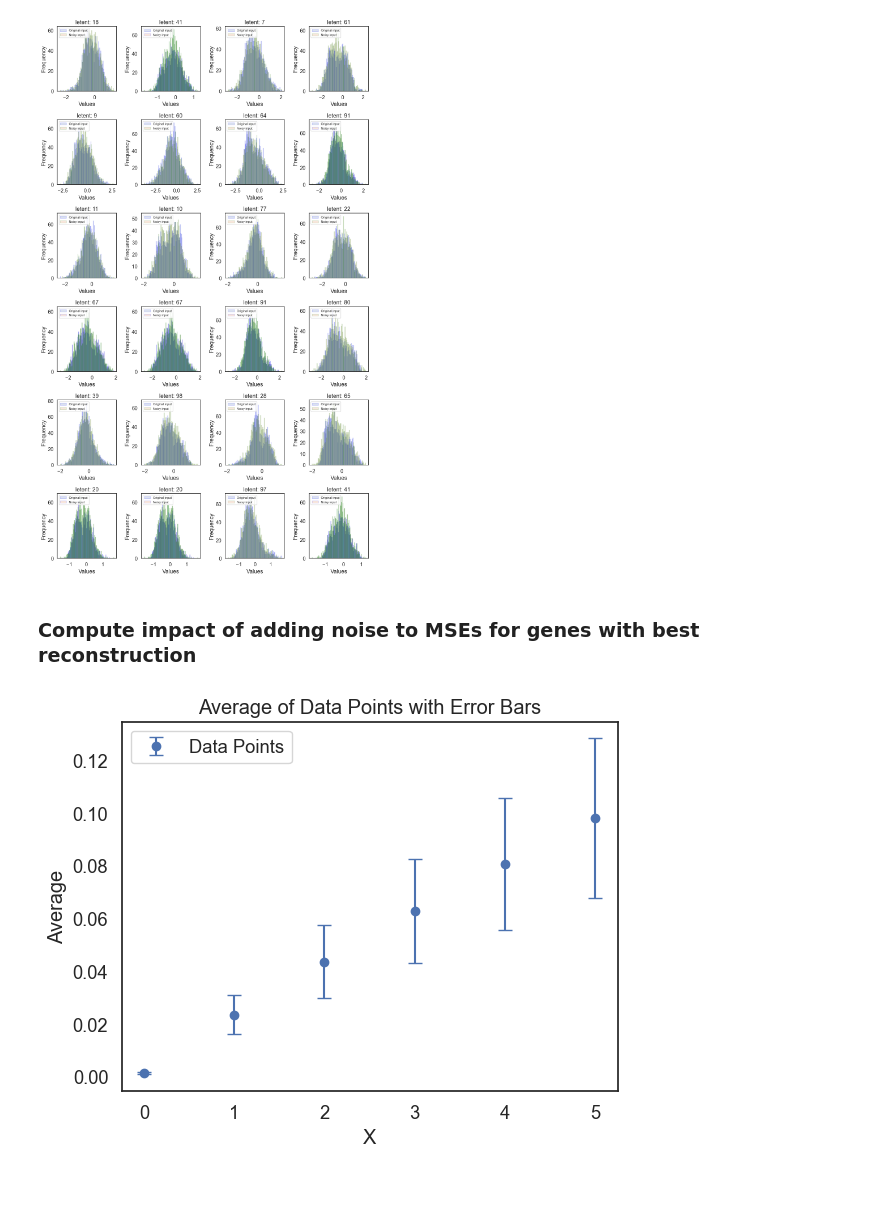
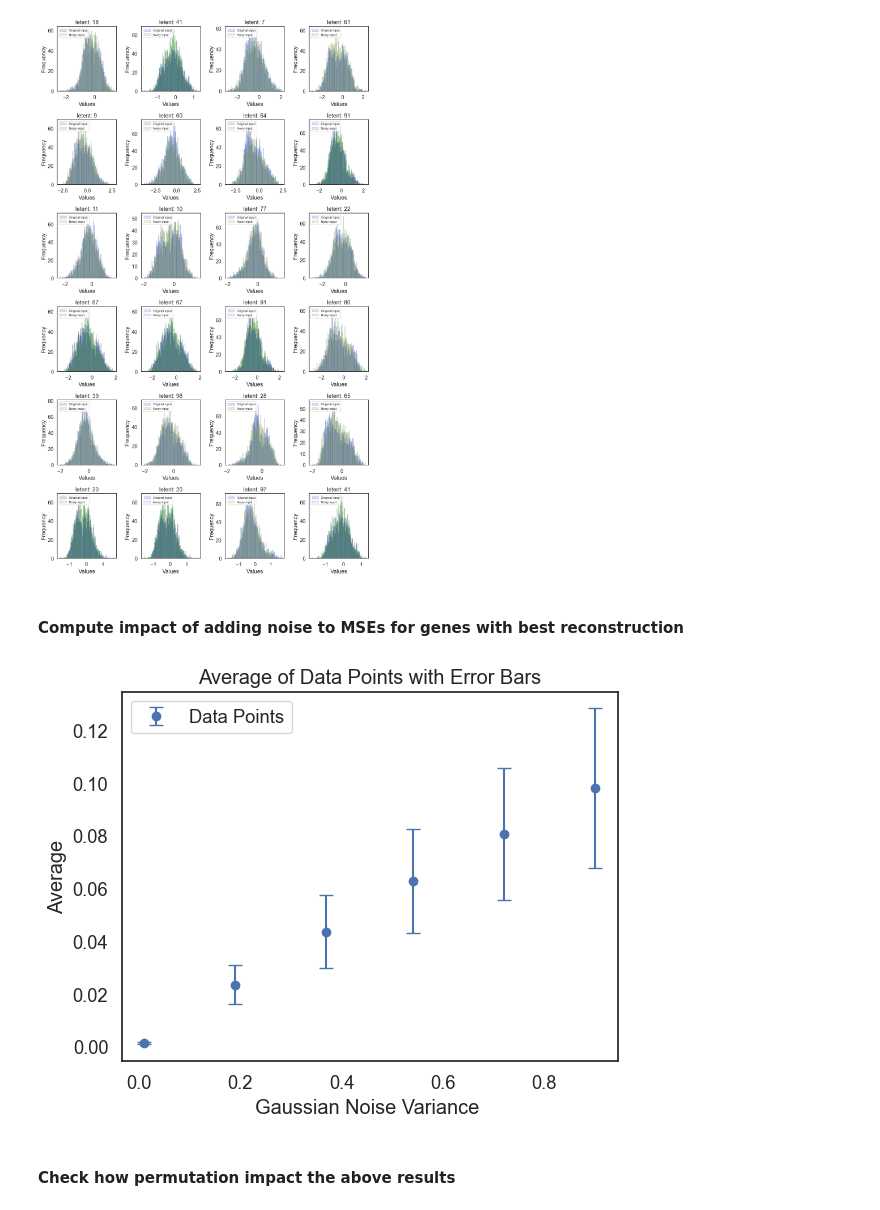
Before and after one commit to aschoudry/VAE_prject, a Jupyter notebook: notebooks/Reconstruction_losses.ipynb, the cells around one changed output. Cells and saved outputs as stored; diff of their text form; code cells hidden in the pictures.

```diff
--- a/notebooks/Reconstruction_losses.ipynb
+++ b/notebooks/Reconstruction_losses.ipynb
@@ -105,23 +53,6 @@ best_100_genes = list(gene_summary_sort.index[:100])
 worst_100_genes = list(gene_summary_sort.index[-100:])
 # %% [markdown]
 Compute reconstruction losses
-# %%
-BCE_loss = []
-KLD_loss = []
-MSE_loss = []
-# print row vectors next to each other in a loop
-for i in range(len(rnaseq_df)):
-    x = torch.Tensor(rnaseq_df.iloc[i].values)
-    y = torch.Tensor(input_rnaseq_reconstruct.iloc[i].values)
-    bce_loss = F.binary_cross_entropy(x, y)
-    mse_loss = F.mse_loss(x, y)
-
-    # prior = MultivariateNormal(loc = torch.zeros(model.forward(x)[1].mean.shape[1])
-    #                           ,scale_tril=torch.eye(vae.forward(x)[1].mean.shape[1]))
-
-    # kld_loss = torch.sum(kl_divergence(x, prior).item())
-    BCE_loss.append(bce_loss)
-    MSE_loss.append(mse_loss)
 # %% [markdown]
 Permutation and adding noise
 # %%
@@ -1616,7 +1549,7 @@ plot_histograms_latent(latent_mu_sort, latent_mu_sort_noisy)
 # %% [output]
 [figure]
 # %% [markdown]
-### Compute impact of adding noise to MSEs for genes with best reconstruction
+#### Compute impact of adding noise to MSEs for genes with best reconstruction
 # %%
 # compute mse and bce between letent output and noisy latent output. Noisy here refers to latent data generated when input is noisy
 def compute_latent_losses(df_true, df_pred):
@@ -1657,19 +1590,21 @@ for filename in noisy_datasets.keys():
 # %%
 import matplotlib.pyplot as plt
 
-x_values = range(6)
+x_values = [dataset_names_max_var[i] for i in dataset_names_max_var.keys()]
 # Plot the average values with error bars
-plt.errorbar(x_values,means_mu, yerr=stds_mu, fmt="o", capsize=5, label="Data Points")
+plt.errorbar(x_values, means_mu, yerr=stds_mu, fmt="o", capsize=5, label="Data Points")
 
 # Add labels and a title
-plt.xlabel("X")
+plt.xlabel("Gaussian Noise Variance ")
 plt.ylabel("Average")
 plt.title("Average of Data Points with Error Bars")
 
 # Display a legend
 plt.legend()
 
 # Show the plot
 plt.show()
 # %% [output]
-[figure, old version]
+[figure, new version]
+# %% [markdown]
+#### Check how permutation impact the above results
```
Also changed, not shown: parts of 21 cells of this notebook.
